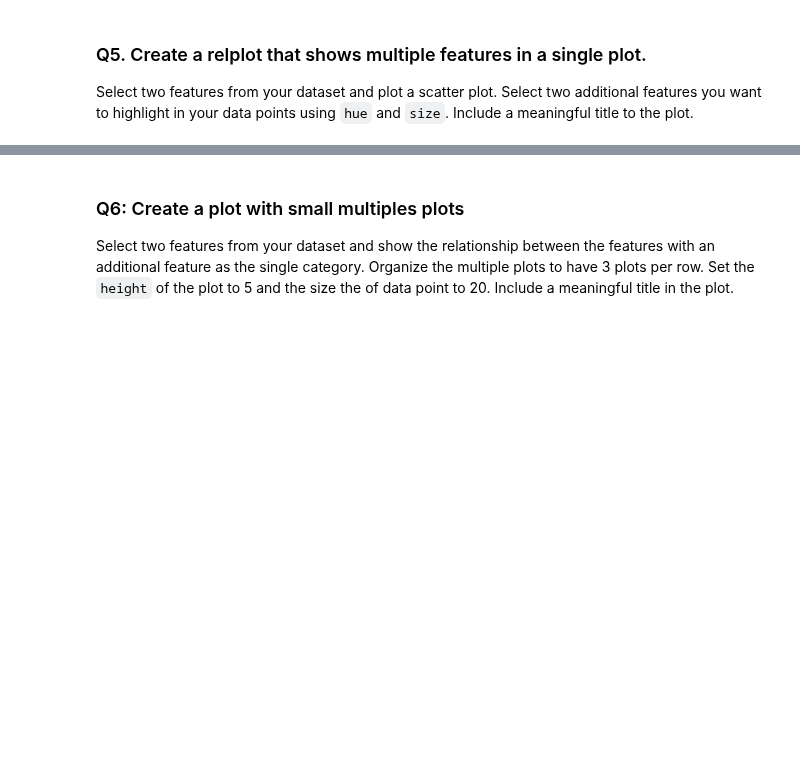
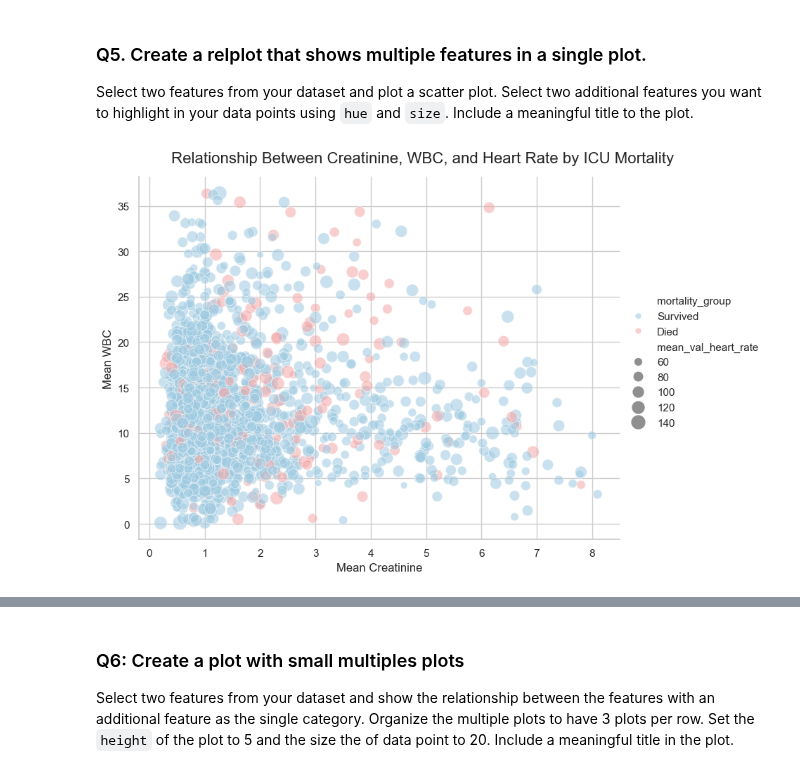
Before and after one commit to CS133-DataVisualization/term-project-team1, a Jupyter notebook: P1_relplot-scatter.ipynb, the cells around one changed output, grey strips where cells are left out. Drawn from its saved outputs; the diff is of its cells as text; code cells hidden in the pictures; blank space fills up the shorter version.

```diff
--- a/P1_relplot-scatter.ipynb
+++ b/P1_relplot-scatter.ipynb
@@ -181,0 +178,60 @@ Select two features from your dataset and plot a scatter plot. Select two additi
+# %%
+from pathlib import Path
+import pandas as pd
+import seaborn as sns
+import matplotlib.pyplot as plt
+
+data_path = Path("data") / "baseline_dataset.parquet"
+df = pd.read_parquet(data_path)
+
+plot_df = df[[
+    "mean_val_creatinine",
+    "mean_val_wbc",
+    "mean_val_heart_rate",
+    "ICU_mortality"
+]].dropna().copy()
+
+plot_df = plot_df[
+    (plot_df["mean_val_creatinine"] <= plot_df["mean_val_creatinine"].quantile(0.99)) &
+    (plot_df["mean_val_wbc"] <= plot_df["mean_val_wbc"].quantile(0.99)) &
+    (plot_df["mean_val_heart_rate"] >= 40) &
+    (plot_df["mean_val_heart_rate"] <= 150)
+].copy()
+
+plot_df["mortality_group"] = plot_df["ICU_mortality"].astype(int).map({
+    0: "Survived",
+    1: "Died"
+})
+
+plot_df = plot_df.reset_index(drop=True)
+
+if len(plot_df) > 3000:
+    plot_df = plot_df.sample(3000, random_state=42).reset_index(drop=True)
+
+sns.set_theme(style="whitegrid")
+
+g = sns.relplot(
+    data=plot_df,
+    x="mean_val_creatinine",
+    y="mean_val_wbc",
+    hue="mortality_group",
+    size="mean_val_heart_rate",
+    kind="scatter",
+    sizes=(30, 220),
+    alpha=0.55,
+    height=6,
+    aspect=1.3,
+    palette={"Survived": "#9ecae1", "Died": "#f4a6a6"}
+)
+
+g.set_axis_labels("Mean Creatinine", "Mean WBC")
+
+g.fig.suptitle(
+    "Relationship Between Creatinine, WBC, and Heart Rate by ICU Mortality",
+    fontsize=16,
+    y=1.03
+)
+
+plt.show()
+# %% [output]
+[figure, added]
```
Also changed, not shown: parts of 4 cells of this notebook.
